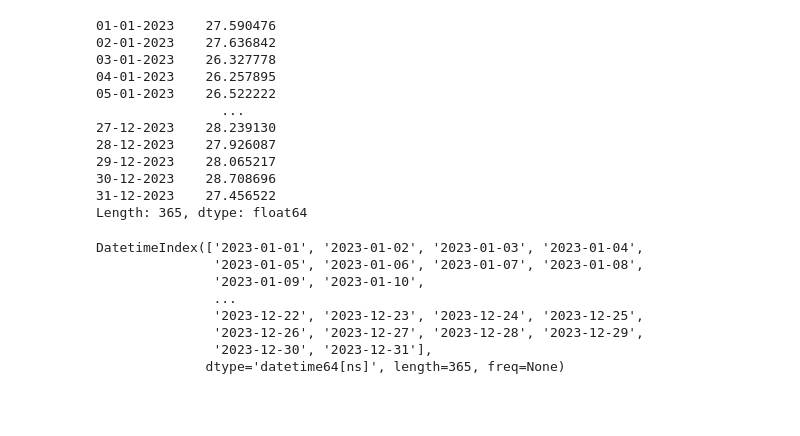
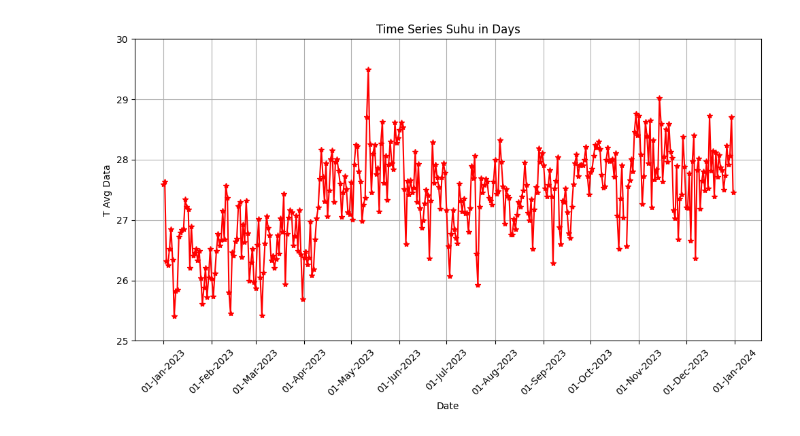
Before and after one commit to syadrn/Proyek-Kapita-Selekta, a Jupyter notebook: Tugas proyek akhir meteo/data_handling_kalimantan.ipynb, the cells around one changed output. Cells and saved outputs as stored; diff of their text form; code cells hidden in the pictures; blank space fills up the shorter version.

```diff
--- a/Tugas proyek akhir meteo/data_handling_kalimantan.ipynb
+++ b/Tugas proyek akhir meteo/data_handling_kalimantan.ipynb
@@ -65,30 +46,27 @@ print(final_combined_data)
 # %%
 daily_avg=final_combined_data.mean()
-# %%
-print(daily_avg)
-# %% [output]
-01-01-2023    27.590476
-02-01-2023    27.636842
-03-01-2023    26.327778
-04-01-2023    26.257895
-05-01-2023    26.522222
-                ...
-27-12-2023    28.239130
-28-12-2023    27.926087
-29-12-2023    28.065217
-30-12-2023    28.708696
-31-12-2023    27.456522
-Length: 365, dtype: float64
 # %%
 dates = df.columns[0:]
 dates = pd.to_datetime(dates, dayfirst=True)
-print(dates)
-# %% [output]
-DatetimeIndex(['2023-01-01', '2023-01-02', '2023-01-03', '2023-01-04',
-               '2023-01-05', '2023-01-06', '2023-01-07', '2023-01-08',
-               '2023-01-09', '2023-01-10',
-               ...
-               '2023-12-22', '2023-12-23', '2023-12-24', '2023-12-25',
-               '2023-12-26', '2023-12-27', '2023-12-28', '2023-12-29',
-               '2023-12-30', '2023-12-31'],
-              dtype='datetime64[ns]', length=365, freq=None)
+# %%
+# Plot data Harian
+
+plt.figure(figsize=(10,6))
+plt.plot(dates, daily_avg, marker='*', color='r')
+
+# Atur format tanggal di sumbu x untuk menampilkan satu tanggal setiap awal bulan
+plt.gca().xaxis.set_major_locator(mdates.MonthLocator())  # Menampilkan tanggal setiap awal bulan
+plt.gca().xaxis.set_major_formatter(mdates.DateFormatter('%d-%b-%Y'))  # Format tanggal (misal: 01-Jan-2024)
+
+plt.xticks(rotation=45)
+plt.ylim(25, 30)
+plt.xlabel("Date")
+plt.ylabel('T Avg Data')
+plt.title(f'Time Series Suhu in Days')
+plt.grid(True)
+plt.tight_layout()
+
+# Tampilkan plot
+plt.show()
+# %% [output]
+[figure, added]
```
Also changed, not shown: parts of 7 cells of this notebook.
